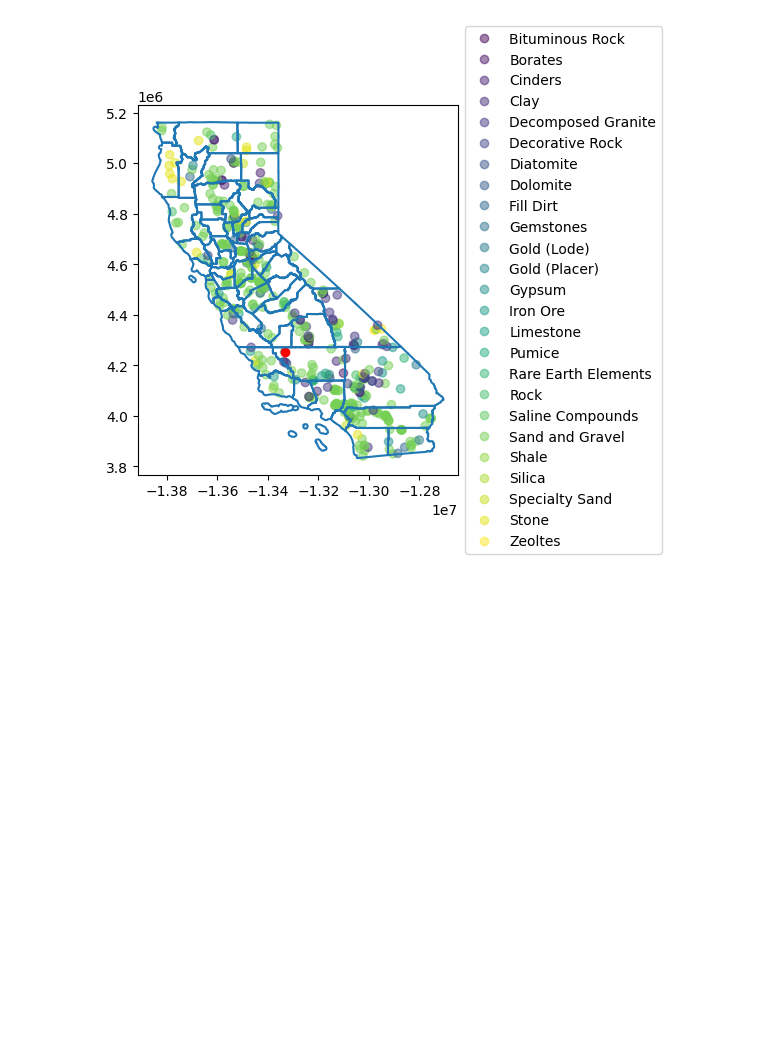
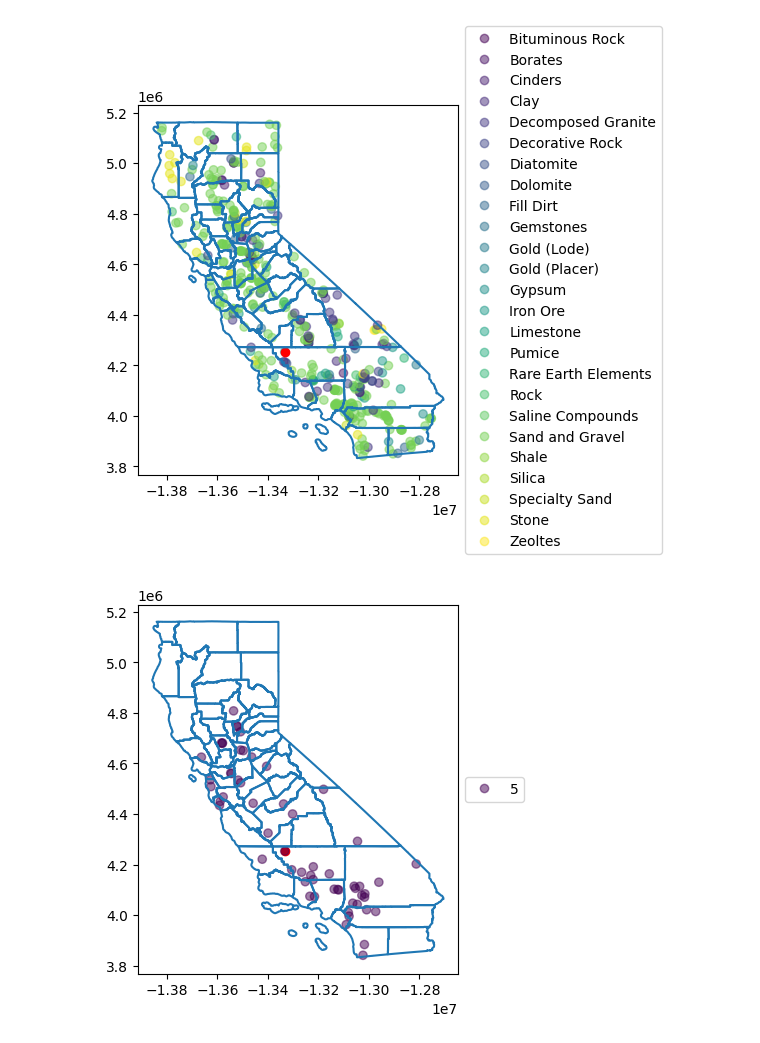
Before and after one commit to PJ6451/Code_Library, a Jupyter notebook: DMR Analysis/ca_mines_analysis.ipynb, the cells around one changed output. Saved outputs shown, nothing was run; the diff lists cells and outputs as text; code cells hidden in the pictures; blank space fills up the shorter version.

Commit message:
added kmeans clustering

```diff
--- a/DMR Analysis/ca_mines_analysis.ipynb
+++ b/DMR Analysis/ca_mines_analysis.ipynb
@@ -60,3 +61,28 @@ ax.legend(
 plt.show()
 # %% [output]
 [figure]
+# %%
+data_for_k_means = active_open_pit_mines.drop_nulls()
+kmeans = KMeans(n_clusters=8, random_state=0, n_init="auto")
+data_for_k_means = data_for_k_means.with_columns(pl.Series(name="cluster",values=kmeans.fit_predict(data_for_k_means.select(["Acres_Dist","FaceAmount"]).to_numpy())))
+# %%
+fig, ax = plt.subplots()
+cluster_9 = data_for_k_means.filter(pl.col("cluster")==5)
+counties.boundary.plot(ax=ax)
+labels, index = np.unique(
+    cluster_9.select(pl.col("cluster")).to_numpy().squeeze(),
+    return_inverse=True,
+)
+plt.scatter(holloway["X"], holloway["Y"], c="red", label="Holloway")
+sc = ax.scatter(
+    cluster_9["X"],
+    cluster_9["Y"],
+    c=index,
+    alpha=0.5,
+)
+ax.legend(
+    sc.legend_elements(num=None)[0], labels, loc="center left", bbox_to_anchor=(1, 0.5)
+)
+plt.show()
+# %% [output]
+[figure, added]
```
Also changed, not shown: parts of 2 cells of this notebook, 1 other file.
